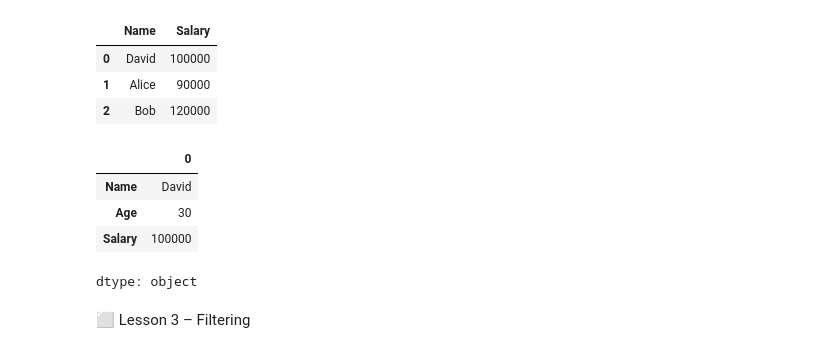
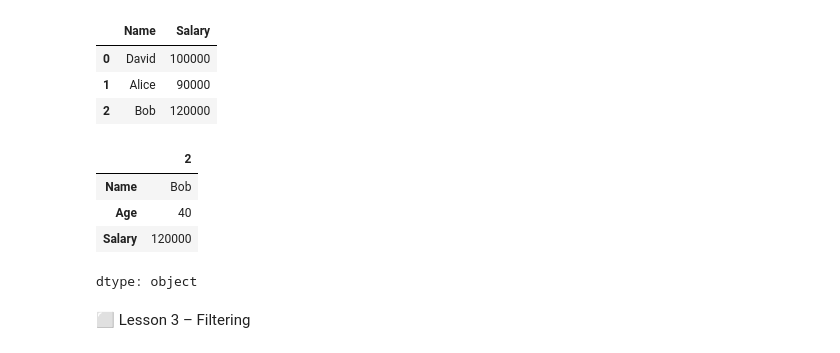
Before and after one commit to larry-xiping/py-sandbox, a Jupyter notebook: lesson04.ipynb, the cells around one changed output. Saved outputs shown, nothing was run; the diff lists cells and outputs as text; code cells hidden in the pictures.

```diff
--- a/lesson04.ipynb
+++ b/lesson04.ipynb
@@ -105,12 +109,12 @@ df[["Name", "Salary"]]    #Select Multiple Columns
 | 1 | Alice | 90000 |
 | 2 | Bob | 120000 |
 # %%
-df.iloc[0]  #Select First Row
+df.iloc[2]  #Select First Row
 # %% [output]
-|  | 0 |
-| Name | David |
-| Age | 30 |
-| Salary | 100000 |
+|  | 2 |
+| Name | Bob |
+| Age | 40 |
+| Salary | 120000 |
 dtype: object
 # %% [markdown]
 ⬜ Lesson 3 – Filtering
```
Also changed, not shown: parts of 4 cells of this notebook.
